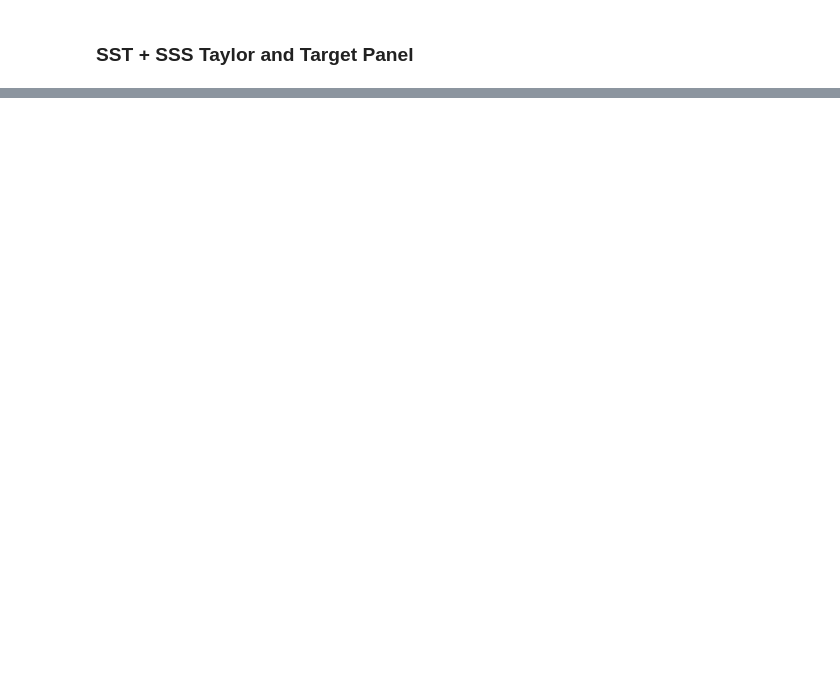
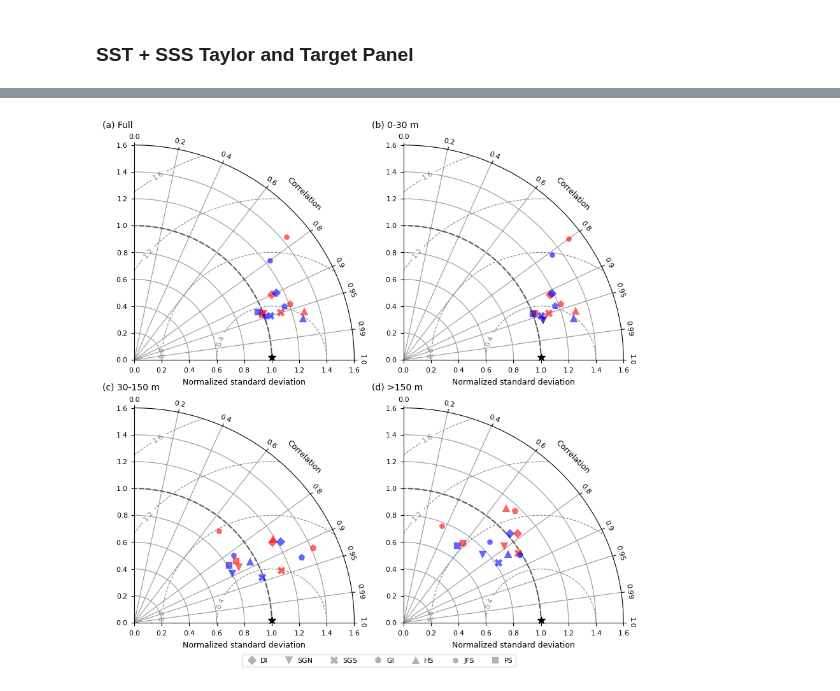
Before and after one commit to goldford/NEMO-Salish-Sea-1500, a Jupyter notebook: code/Analysis - Taylor Target panels (rev3).ipynb, the cells around one changed output, grey strips where cells are left out. Drawn from its saved outputs; the diff is of its cells as text; code cells hidden in the pictures; blank space fills up the shorter version.

```diff
--- a/code/Analysis - Taylor Target panels (rev3).ipynb
+++ b/code/Analysis - Taylor Target panels (rev3).ipynb
@@ -1301,0 +1914,85 @@ ax2_CTD = get_target_diagram_axes(ax2_CTD, target_ax_options)
+# %%
+msize = 8
+
+# set up markers and related options https://matplotlib.org/stable/api/markers_api.html
+o_markers = {'DI': {'symbol':'D','size':msize-1,'label':'DI'},
+         'SGN': {'symbol':'v','size':msize,'label':'SGN'},
+         'SGS': {'symbol':'X','size':msize,'label':'SGS'},
+         'GI': {'symbol':'p','size':msize,'label':'GI'},
+         'HS': {'symbol':'^','size':msize,'label':'HS'},
+         'PS': {'symbol':'s','size':msize-1,'label':'PGS'},
+         'JFS': {'symbol':'.','size':msize+4,'label':'JFS'}
+        }
+
+# taylor panel for CTDs
+modelruns_info = {'SalishSea1500-RUN203': {'path': 'D:/temp_nemo/RUN203_PLOTS_SCORES/',
+                                       'colour': 'r','shortcode': 'RUN203'},
+                  'SalishSea1500-RUN216': {'path': 'D:/temp_nemo/RUN216/',
+                                           'colour': 'b','shortcode': 'RUN216'}
+             }
+#  since tight_layout and constrained layout is broken it is important
+#  to get the fig w and h proportions correct else cropping occurs
+fig_dim_1 = 10   #w
+fig_dim_2 = 42  #h
+fig = plt.figure(figsize=(fig_dim_1, fig_dim_2)) #w,h
+
+var = "T"
+srange=(0, 1.6)
+refstd = 1 # reference std dev
+contour_levs = 4
+clr_std_cntr = '#585858'
+
+# plot for each dep w/ markers for each model / run -
+ax_n = 0
+ax_l = ['a','b','c','d','e','f','g','h']
+gs_on = False
+for dl in dep_levs:
+
+    ax_n += 1
+    rect = 820+ax_n # to-do: figure out if rect can be (,,,) fmt
+    ax_ty = get_taylor_diagram_axes(fig, rect, refstd, srange, contour_levs, clr_std_cntr, gs_on)
+
+    m = 0
+    for modelrun in modelruns_info.keys():
+        path1 = modelruns_info[modelrun]['path']
+        colour_m = modelruns_info[modelrun]['colour']
+
+        CTD_scores_df = get_CTD_stats(modelrun, path1, dl, var)
+        # calc relative std dev
+        CTD_scores_df[ var + '_std_mod_rel'] = CTD_scores_df[var + '_std_mod'] / CTD_scores_df[var + '_std_obs']
+        data_for_taylor = CTD_scores_df.loc[:, ['sdom',  var + '_std_mod_rel', var + '_pears']]
+
+        ax_ty, handles, labels = plot_taylor_ctd(ax_ty, var, dl, data_for_taylor, o_markers, colour_m)
+        m+=1
+
+        # hack to save the legend handles for the 'full' range of depths which should include all domains
+        # (otherwise the legend handles don't show some like JFS w/ max dep of 200)
+        if ax_n == 1 and m == 1:
+            handles_fdep = handles
+            labels_fdep = labels
+
+    ax_ty.text(1.7, 1.8, f'({ax_l[ax_n-1]}) {dl_labs[ax_n-1]}', ha='left', va='top', fontsize=10)
+
+    #ax_ty = plot_taylor_data(ax_ty,modelruns_info,var,augment_rmse,buoy_list,o_markers,o_markerlabel)
+
+
+leg = ax_ty.legend(handles_fdep, labels_fdep, loc="upper center", ncol=8, bbox_to_anchor=(-0.1,-0.12),
+                  handletextpad=0.2, fontsize=8)
+
+# if more than one model, change leg entries to grey
+# note the args for legendhandles are not well documented but anything sent to ax.plot can
+# probably be set
+if len(modelruns_info.keys()) > 1:
+    for n in range(0,len(leg.legendHandles[:])):
+        leg.legendHandles[n].set_color('white') # hide line through each entry
+        leg.legendHandles[n].set_markerfacecolor('grey')
+        leg.legendHandles[n].set_markeredgecolor('grey')
+
+else:
+    for n in range(0,len(leg.legendHandles[:])):
+        leg.legendHandles[n].set_color('white')
+
+# leg = ax_leg.legend(handles_fdep, labels_fdep, loc="upper center", ncol=8,
+#                     handletextpad=0.2, fontsize=8, bbox_to_anchor=(1.1,0.8))
+# %% [output]
+[figure, added]
```
Also changed, not shown: parts of 22 cells of this notebook, 24 other files.
